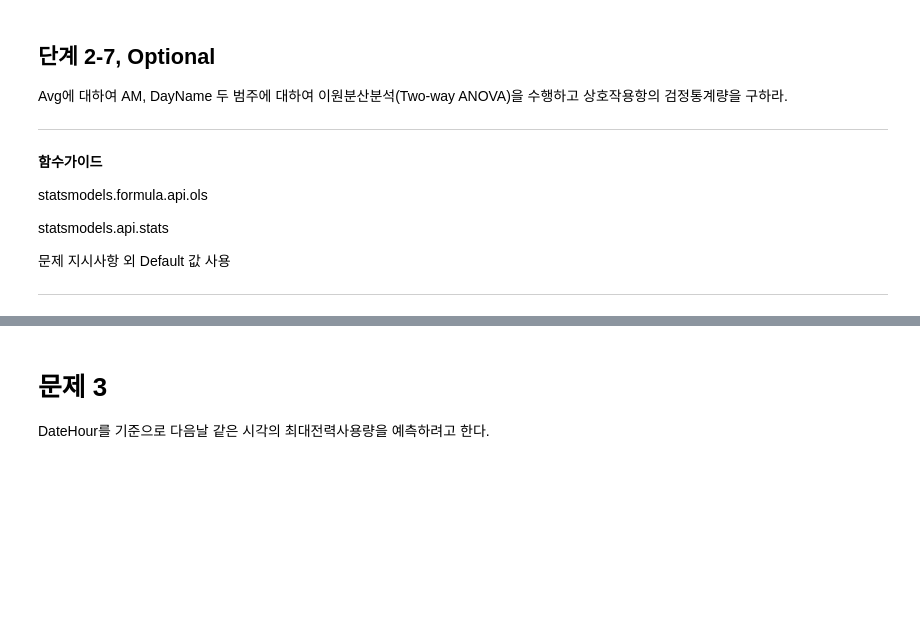
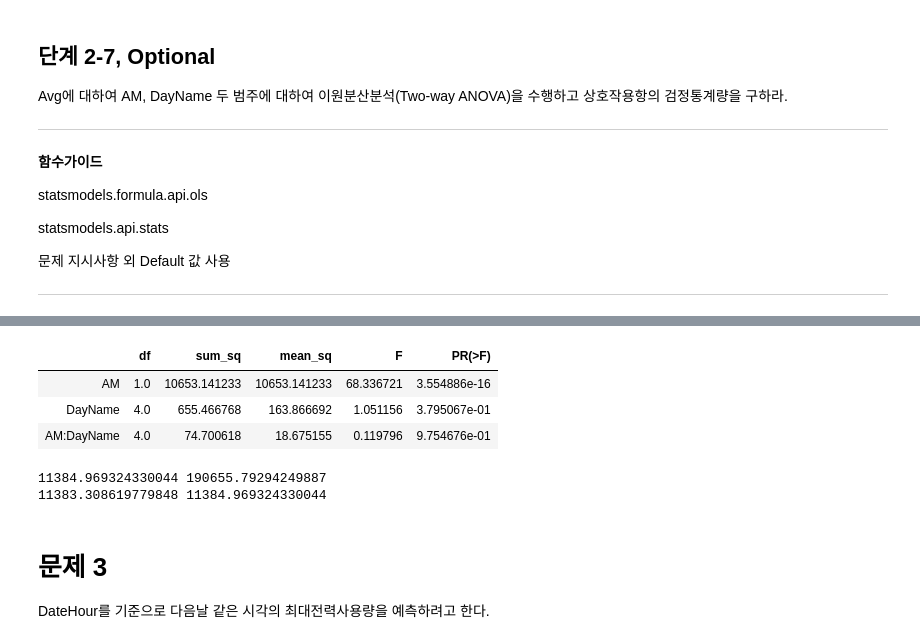
Before and after one commit to sunkusun9/DS_lv3_2605, a Jupyter notebook: sec_ds_lv3_prob3_prob.ipynb, the cells around one changed output, grey strips where cells are left out. Cells and saved outputs as stored; diff of their text form; code cells hidden in the pictures; blank space fills up the shorter version.

```diff
--- a/sec_ds_lv3_prob3_prob.ipynb
+++ b/sec_ds_lv3_prob3_prob.ipynb
@@ -1217,3 +1295,67 @@ df_anova.loc['C(AM):C(DayName)', 'F']
+# %%
+# 이원분산분석 직접하기
+
+from scipy.stats import f
+# F = MSR / MSE, dof1 = k - 1, dof2 = n - k, k는 범주의 수,
+# MSR = SSR / (k - 1)
+# MSE = SSE / (n - k)
+# SST = SSR + SSE
+# SSR = SSA + SSB + SSAB
+# dof: SSA = A의 범주수  - 1, SSB = B의 범주수 - 1, SSAB = (A의 범주수 - 1) × (B의 범주수 - 1)
+n = len(df_prob2)
+y_true = df_prob2['Avg']
+y_bar = df_prob2['Avg'].mean()
+y_prd= df_prob2.groupby(['AM', 'DayName'])['Avg'].transform('mean')
+
+SSE = ((y_true - y_prd) ** 2).sum()
+SSR = ((y_prd - y_bar) ** 2).sum()
+dof_mse = n - df_prob2['AM'].nunique() * df_prob2['DayName'].nunique()
+MSE = ((y_true - y_prd) ** 2).sum() / dof_mse
+
+result = list()
+cols = ['df', 'sum_sq', 'mean_sq', 'F', 'PR(>F)']
+
+y_a = df_prob2.groupby('AM')['Avg'].transform('mean')
+dof_a = (df_prob2['AM'].nunique() - 1)
+SSA = ((y_a - y_bar) ** 2).sum()
+MSA = SSA / dof_a
+F = MSA / MSE
+result.append(
+    pd.Series((dof_a, SSA, MSA, F, f.sf(F, dof_a, dof_mse)), index =cols, name = 'AM')
+)
+
+y_b = df_prob2.groupby('DayName')['Avg'].transform('mean')
+dof_b = (df_prob2['DayName'].nunique() - 1)
+SSB = ((y_b - y_bar) ** 2).sum()
+MSB = SSB / dof_b
+F = MSB / MSE
+result.append(
+    pd.Series((dof_b, SSB, MSB, F, f.sf(F, dof_b, dof_mse)), index =cols, name = 'DayName')
+)
+
+# y_a_b = y_a - y_bar + y_b - y_bar + y_bar
+y_a_b = y_a + y_b - y_bar
+y_ab = df_prob2.groupby(['AM', 'DayName'])['Avg'].transform('mean')
+SSAB = ((y_ab - y_a_b) ** 2).sum()
+
+dof_ab = dof_a * dof_b
+MSAB = SSAB / dof_ab
+F = MSAB / MSE
+result.append(
+    pd.Series((dof_ab, SSAB, MSAB, F, f.sf(F, dof_ab, dof_mse)), index =cols, name = 'AM:DayName')
+)
+
+display(pd.DataFrame(result))
+print(SSR, SSE)
+# SSR = SSA + SSB + SSAB 확인
+print(SSA + SSB + SSAB, SSR)
+# %% [output]
+|  | df | sum_sq | mean_sq | F | PR(>F) |
+| AM | 1.0 | 10653.141233 | 10653.141233 | 68.336721 | 3.554886e-16 |
+| DayName | 4.0 | 655.466768 | 163.866692 | 1.051156 | 3.795067e-01 |
+| AM:DayName | 4.0 | 74.700618 | 18.675155 | 0.119796 | 9.754676e-01 |
+11384.969324330044 190655.79294249887
+11383.308619779848 11384.969324330044
 # %% [markdown]
 # 문제 3
 
```
Also changed, not shown: parts of 143 cells of this notebook.
